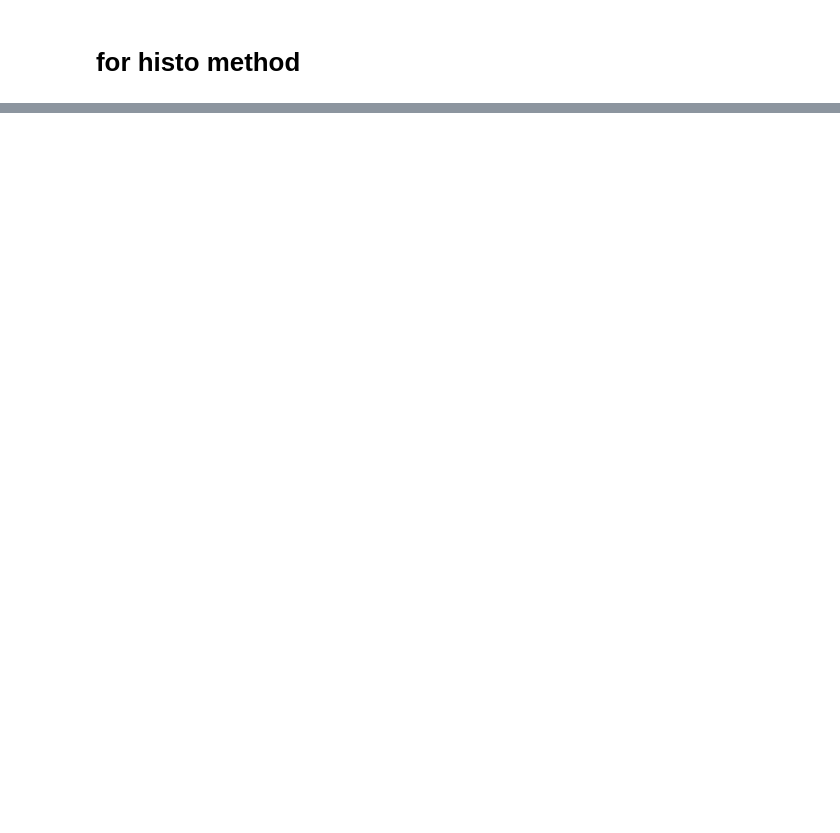
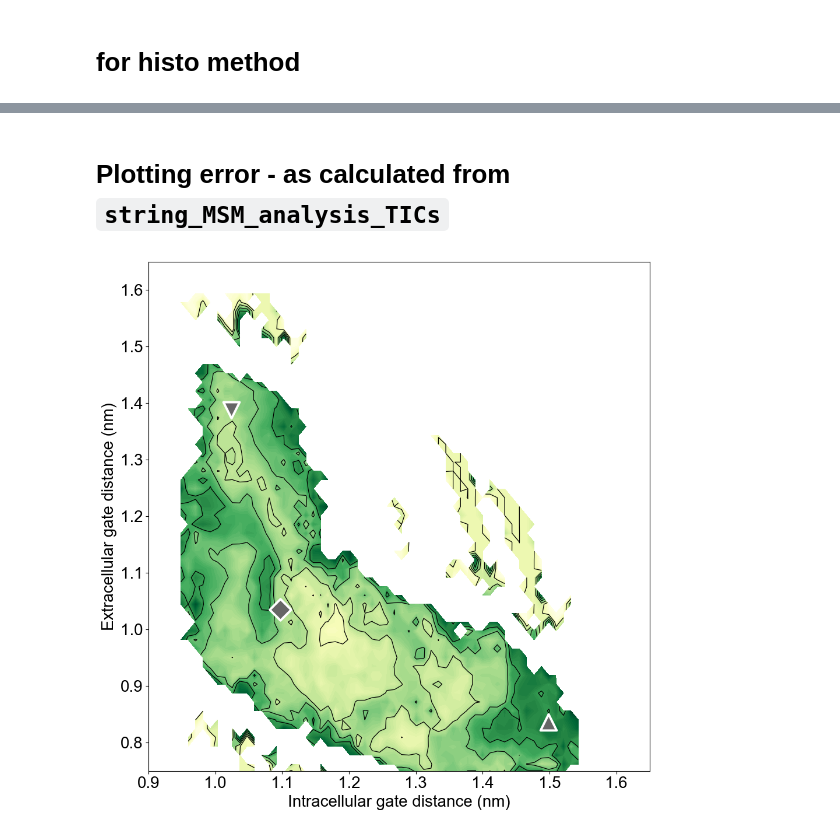
Before and after one commit to semccomas/GLUT5_string, a Jupyter notebook: string/analysis/scripts/plot_FES_for_paper.ipynb, the cells around one changed output, grey strips where cells are left out. Drawn from its saved outputs; the diff is of its cells as text; code cells hidden in the pictures; blank space fills up the shorter version.

```diff
--- a/string/analysis/scripts/plot_FES_for_paper.ipynb
+++ b/string/analysis/scripts/plot_FES_for_paper.ipynb
@@ -319,0 +323,72 @@ plt.savefig('../images_figs/histograms_on_FES/method_grids_outline.png', dpi = 1
+# %% [markdown]
+# Plotting error - as calculated from `string_MSM_analysis_TICs`
+# %%
+errors = np.load(f'../../string_sims/TMD_initial_path/{name_sim}/postprocessing/errors.npy')
+# %%
+blocks =[2, 4, 8, 16, 32]
+number_blocks = 4
+f_max = 20
+e_max = 3
+e_min = 1.0e-03
+
+e = errors[blocks.index(number_blocks)].copy()
+e[e > e_max] = np.nan
+e[e <= e_min] = np.nan
+
+
+plot_parameters_for_paper.plotting_params()
+
+
+cm = plt.cm.get_cmap('YlGn')
+
+
+if 'apo' in name_sim:
+    colorbar=False
+    ylabel=cv_labels[1]
+elif 'BFRU' in name_sim:
+    colorbar=False
+    ylabel=cv_labels[1]#None
+
+with plt.rc_context({"axes.grid": False}):
+
+    fig, ax = my_msm.plot_2D_heatmap(
+        e,
+        extent,
+        cmap=cm,
+        f_max=e_max,
+        f_min=e_min,
+        cbar_label="Free Energy (kT)",
+        xlabel=cv_labels[0],
+        ylabel=ylabel,
+        xlim= xlim,
+        ylim= ylim,
+        colorbar=colorbar
+    )
+
+    fig.tight_layout()
+    fig.patch.set_facecolor('white')
+
+    plt.rcParams["axes.grid"] = False
+
+    #ax.contour(F, vmin=0, vmax=f_max, extent=extent, colors = 'black', \
+     #          levels = [0,1,2,3,4,5,6,7], linewidths=0.9)
+    ax.contour(e, vmin=0, vmax=e_max, extent=extent, colors='black',\
+               levels=[0,0.5,1,1.5,2], linewidths=0.9)
+
+    markers = ['v','D','^']
+    sizes = [400, 350, 400]
+    if plot_atomistic:
+        for n, sim in enumerate(atom_sims):
+            ic = float(sim[-1].split(' ')[1])
+            ec = float(sim[-2].split(' ')[1])
+            ax.scatter(ic, ec, color = ['#666666'], edgecolor = 'white', \
+                       s = sizes[n], zorder=2, marker = markers[n], linewidth = 2.8)
+
+
+
+#ax.set_title("Bootstrap Error (95%)")
+fig.tight_layout()
+
+fig.savefig(path_report + "FES_error.png")
+# %% [output]
+[figure, added]
```
Also changed, not shown: parts of 10 cells of this notebook, 2 other files.
